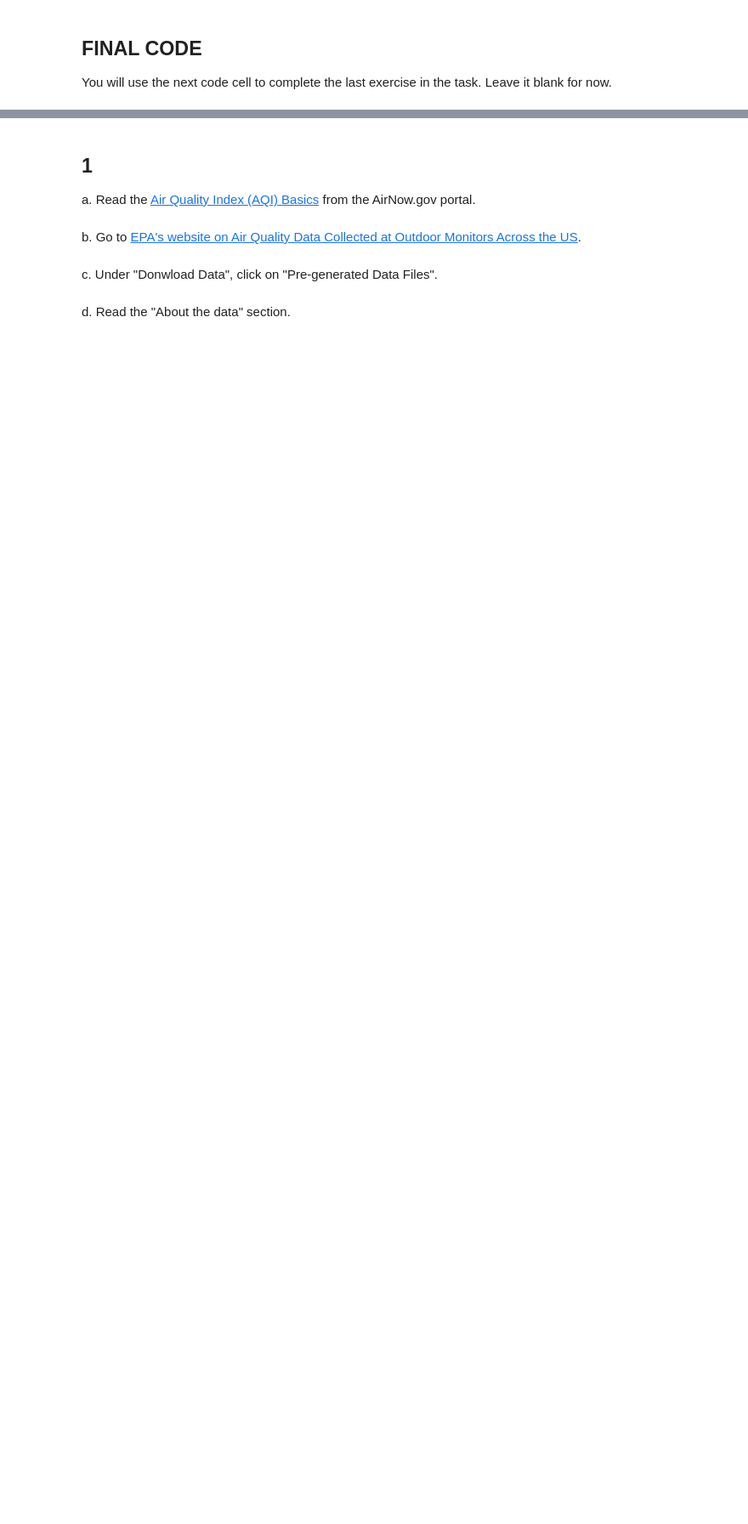
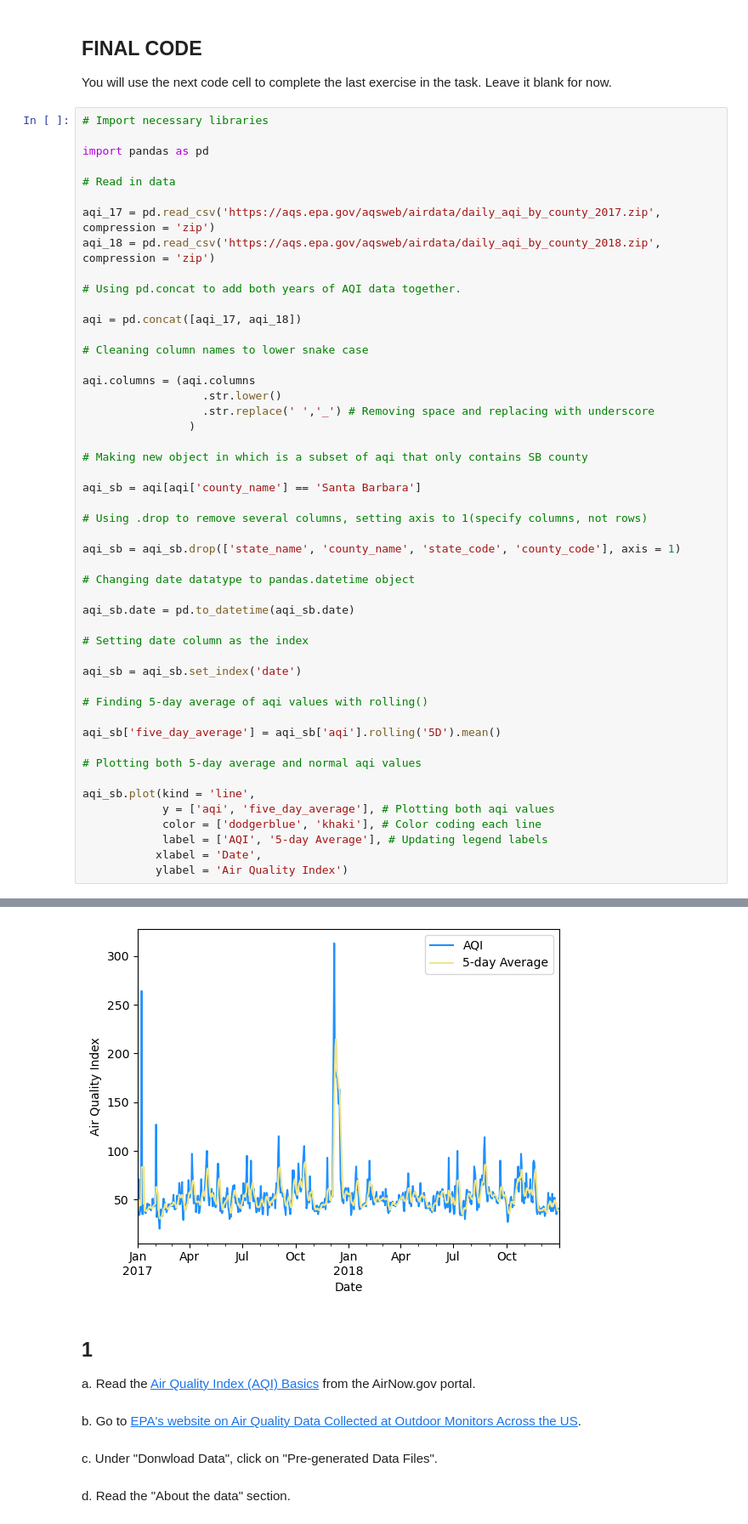
Before and after one commit to sandovaljoaquin/eds220-hwk2, a Jupyter notebook: task3/hwk2-task3-aqi.ipynb, the cells around one changed output, grey strips where cells are left out. Shown at 85% size. Drawn from its saved outputs; the diff is of its cells as text; blank space fills up the shorter version.

```diff
--- a/task3/hwk2-task3-aqi.ipynb
+++ b/task3/hwk2-task3-aqi.ipynb
@@ -31,3 +31,53 @@ In this task you will use [Air Quality Index (AQI)](https://www.airnow.gov/aqi/a
 ## FINAL CODE
 
 You will use the next code cell to complete the last exercise in the task. Leave it blank for now.
+# %%
+# Import necessary libraries
+
+import pandas as pd
+
+# Read in data
+
+aqi_17 = pd.read_csv('https://aqs.epa.gov/aqsweb/airdata/daily_aqi_by_county_2017.zip', compression = 'zip')
+aqi_18 = pd.read_csv('https://aqs.epa.gov/aqsweb/airdata/daily_aqi_by_county_2018.zip', compression = 'zip')
+
+# Using pd.concat to add both years of AQI data together.
+
+aqi = pd.concat([aqi_17, aqi_18])
+
+# Cleaning column names to lower snake case
+
+aqi.columns = (aqi.columns
+                  .str.lower()
+                  .str.replace(' ','_') # Removing space and replacing with underscore
+                )
+
+# Making new object in which is a subset of aqi that only contains SB county
+
+aqi_sb = aqi[aqi['county_name'] == 'Santa Barbara']
+
+# Using .drop to remove several columns, setting axis to 1(specify columns, not rows)
+
+aqi_sb = aqi_sb.drop(['state_name', 'county_name', 'state_code', 'county_code'], axis = 1)
+
+# Changing date datatype to pandas.datetime object
+
+aqi_sb.date = pd.to_datetime(aqi_sb.date)
+
+# Setting date column as the index
+
+aqi_sb = aqi_sb.set_index('date')
+
+# Finding 5-day average of aqi values with rolling()
+
+aqi_sb['five_day_average'] = aqi_sb['aqi'].rolling('5D').mean()
+
+# Plotting both 5-day average and normal aqi values
+
+aqi_sb.plot(kind = 'line',
+            y = ['aqi', 'five_day_average'], # Plotting both aqi values
+            color = ['dodgerblue', 'khaki'], # Color coding each line
+            label = ['AQI', '5-day Average'], # Updating legend labels
+           xlabel = 'Date',
+           ylabel = 'Air Quality Index')
+# %% [output]
@@ -34,3 +85,4 @@ You will use the next code cell to complete the last exercise in the task. Leave
+[figure, added]
 # %% [markdown]
 ## 1
 
```
Also changed, not shown: parts of 14 cells of this notebook, 1 other file.
